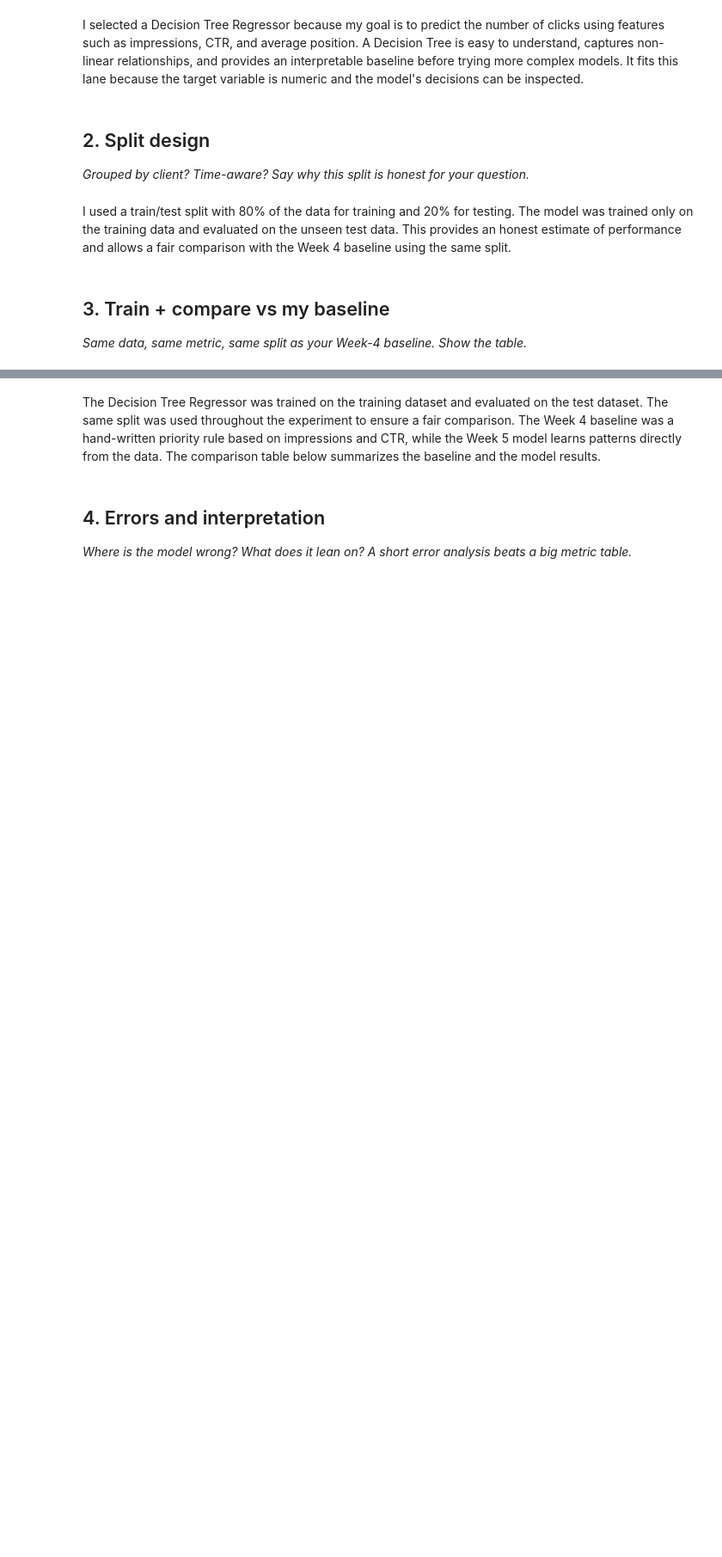
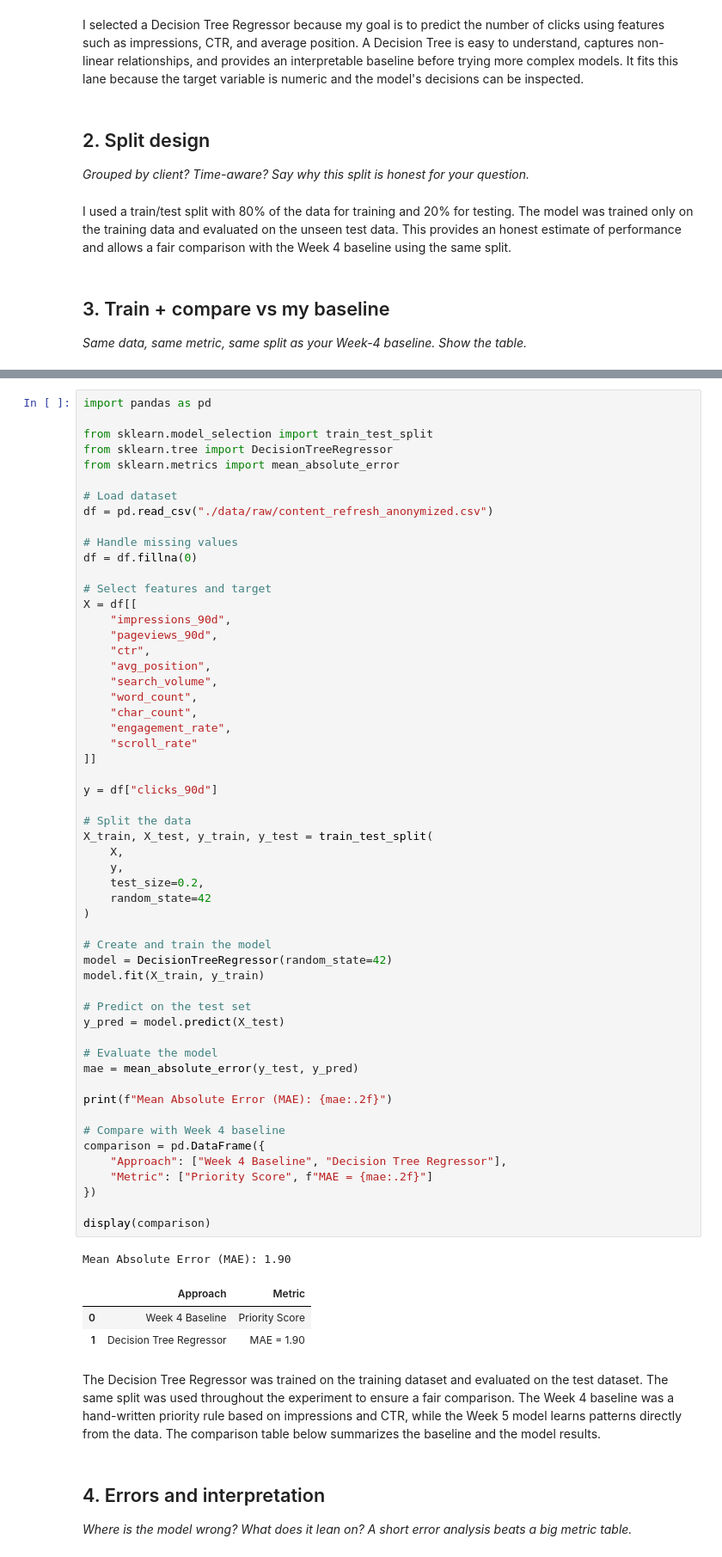
Before and after one commit to MrNICEForBonusWinner/flyrank-ml-internship-starter, a Jupyter notebook: work/notebooks/w05_model.ipynb, the cells around one changed output, grey strips where cells are left out. Shown at 86% size. Cells and saved outputs as stored; diff of their text form; blank space fills up the shorter version.

```diff
--- a/work/notebooks/w05_model.ipynb
+++ b/work/notebooks/w05_model.ipynb
@@ -67,3 +25,63 @@ NameError: name 'df' is not defined
+# %%
+import pandas as pd
+
+from sklearn.model_selection import train_test_split
+from sklearn.tree import DecisionTreeRegressor
+from sklearn.metrics import mean_absolute_error
+
+# Load dataset
+df = pd.read_csv("./data/raw/content_refresh_anonymized.csv")
+
+# Handle missing values
+df = df.fillna(0)
+
+# Select features and target
+X = df[[
+    "impressions_90d",
+    "pageviews_90d",
+    "ctr",
+    "avg_position",
+    "search_volume",
+    "word_count",
+    "char_count",
+    "engagement_rate",
+    "scroll_rate"
+]]
+
+y = df["clicks_90d"]
+
+# Split the data
+X_train, X_test, y_train, y_test = train_test_split(
+    X,
+    y,
+    test_size=0.2,
+    random_state=42
+)
+
+# Create and train the model
+model = DecisionTreeRegressor(random_state=42)
+model.fit(X_train, y_train)
+
+# Predict on the test set
+y_pred = model.predict(X_test)
+
+# Evaluate the model
+mae = mean_absolute_error(y_test, y_pred)
+
+print(f"Mean Absolute Error (MAE): {mae:.2f}")
+
+# Compare with Week 4 baseline
+comparison = pd.DataFrame({
+    "Approach": ["Week 4 Baseline", "Decision Tree Regressor"],
+    "Metric": ["Priority Score", f"MAE = {mae:.2f}"]
+})
+
+display(comparison)
+# %% [output]
+Mean Absolute Error (MAE): 1.90
+|  | Approach | Metric |
+| 0 | Week 4 Baseline | Priority Score |
+| 1 | Decision Tree Regressor | MAE = 1.90 |
 # %% [markdown]
 The Decision Tree Regressor was trained on the training dataset and evaluated on the test dataset. The same split was used throughout the experiment to ensure a fair comparison. The Week 4 baseline was a hand-written priority rule based on impressions and CTR, while the Week 5 model learns patterns directly from the data. The comparison table below summarizes the baseline and the model results.
 # %% [markdown]
```
Also changed, not shown: parts of 2 cells of this notebook.
